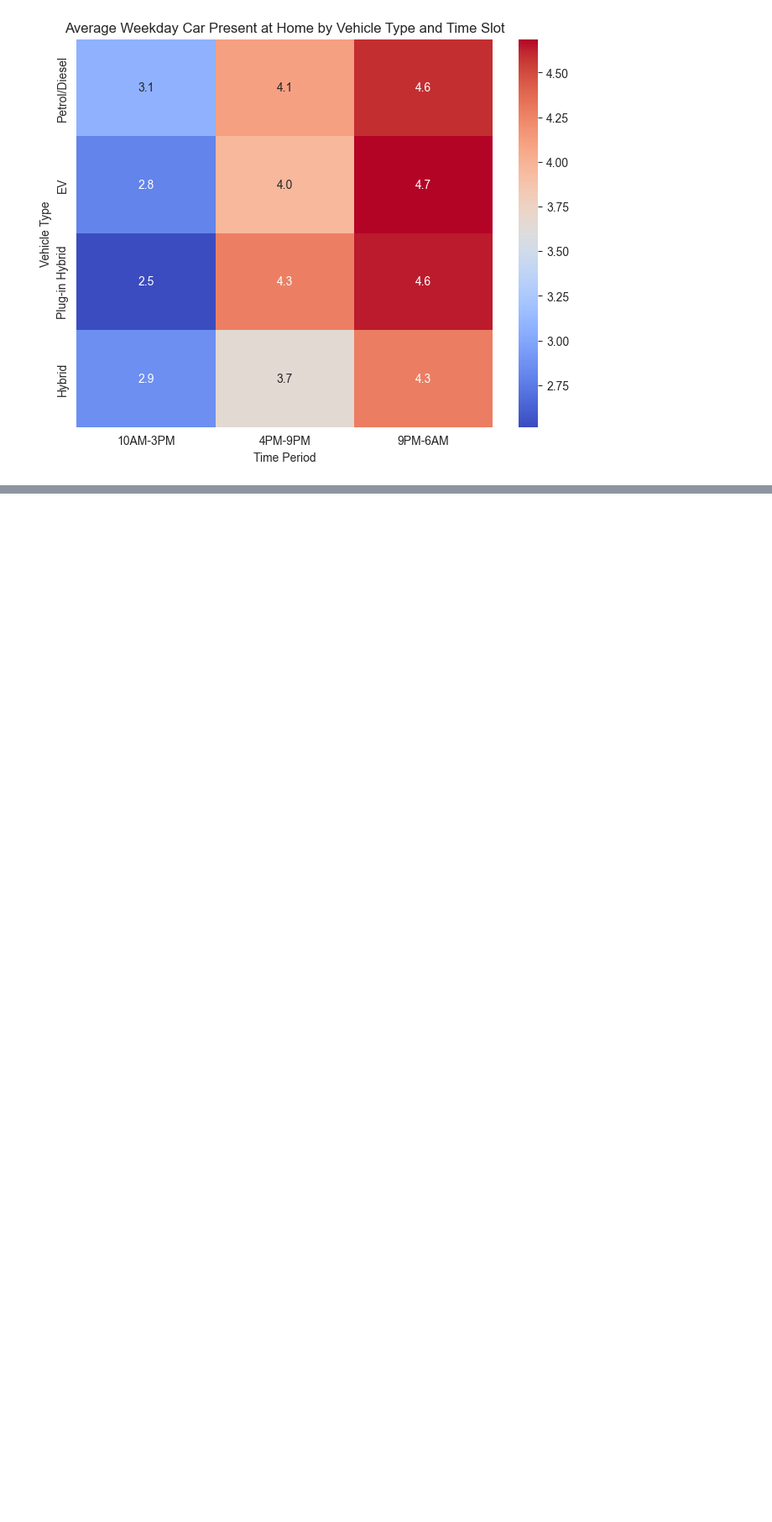
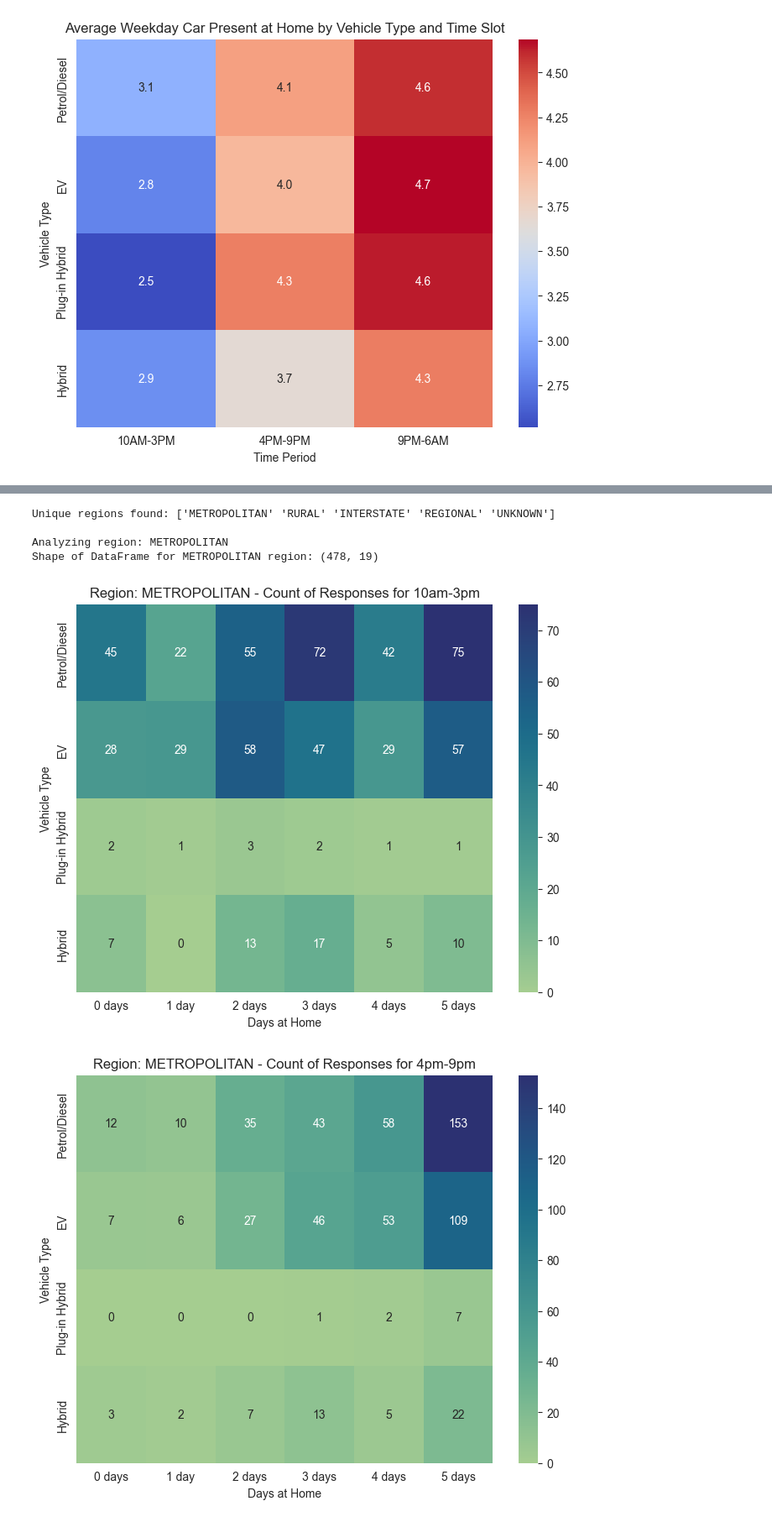
Before and after one commit to bernardomendonca/v2g-survey-analysis, a Jupyter notebook: 2_contextual_data.ipynb, the cells around one changed output, grey strips where cells are left out. Shown at 84% size. Saved outputs shown, nothing was run; the diff lists cells and outputs as text; code cells hidden in the pictures; blank space fills up the shorter version.

```diff
--- a/2_contextual_data.ipynb
+++ b/2_contextual_data.ipynb
@@ -416,0 +699,26 @@ plt.show()
+# %%
+
+# --- Example of how to use the function ---
+
+# Assuming you have defined:
+# q6a_cols, q6a_petrol, q6a_ev, q6a_plughyb, q6a_hybrid, vehicle_types, time_periods
+
+vehicle_types = ["Petrol/Diesel", "EV", "Plug-in Hybrid", "Hybrid"]
+time_periods = ["10am-3pm", "4pm-9pm", "9pm-6am"]
+
+q6a_petrol = ["Q6ax1_1","Q6ax1_2","Q6ax1_3"]
+q6a_ev     = ["Q6ax2_1","Q6ax2_2","Q6ax2_3"]
+q6a_plughyb= ["Q6ax3_1","Q6ax3_2","Q6ax3_3"]
+q6a_hybrid = ["Q6ax4_1","Q6ax4_2","Q6ax4_3"]
+q6a_cols = q6a_petrol + q6a_ev + q6a_plughyb + q6a_hybrid
+
+
+# Call the function to compare regions
+compare_regions_distribution(df, q6a_cols, q6a_petrol, q6a_ev, q6a_plughyb, q6a_hybrid, vehicle_types, time_periods)
+# %% [output]
+Unique regions found: ['METROPOLITAN' 'RURAL' 'INTERSTATE' 'REGIONAL' 'UNKNOWN']
+
+Analyzing region: METROPOLITAN
+Shape of DataFrame for METROPOLITAN region: (478, 19)
+[figure, added]
+[figure, added]
```
Also changed, not shown: parts of 28 cells of this notebook.
